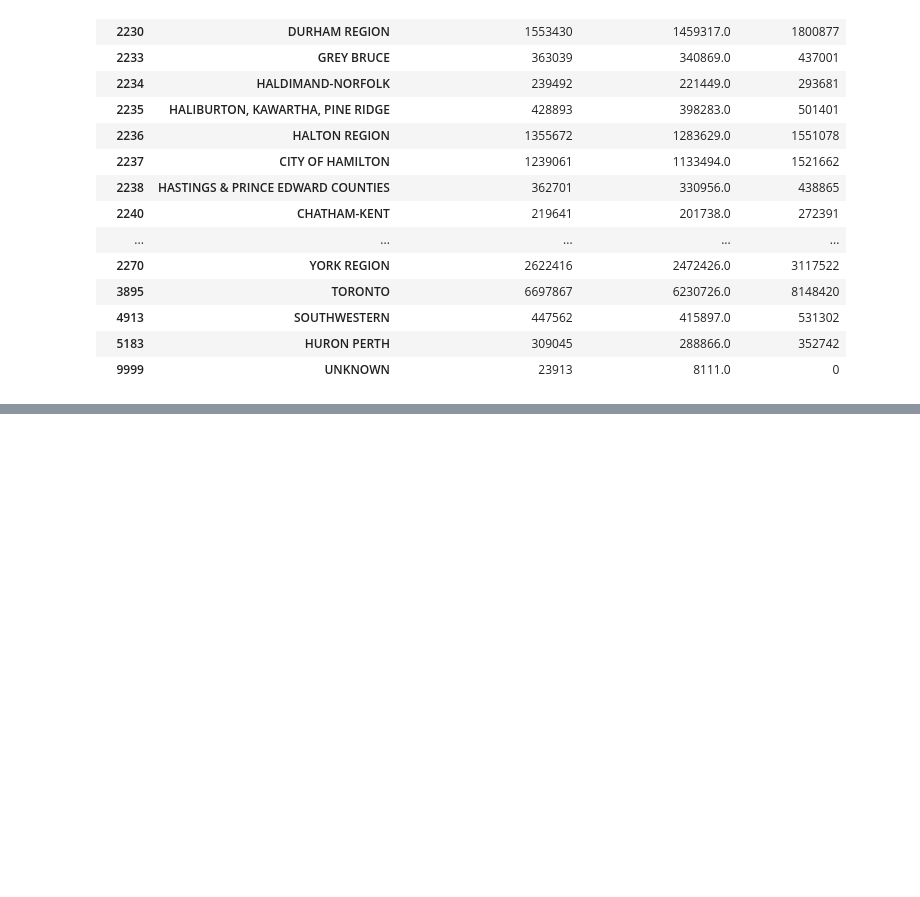
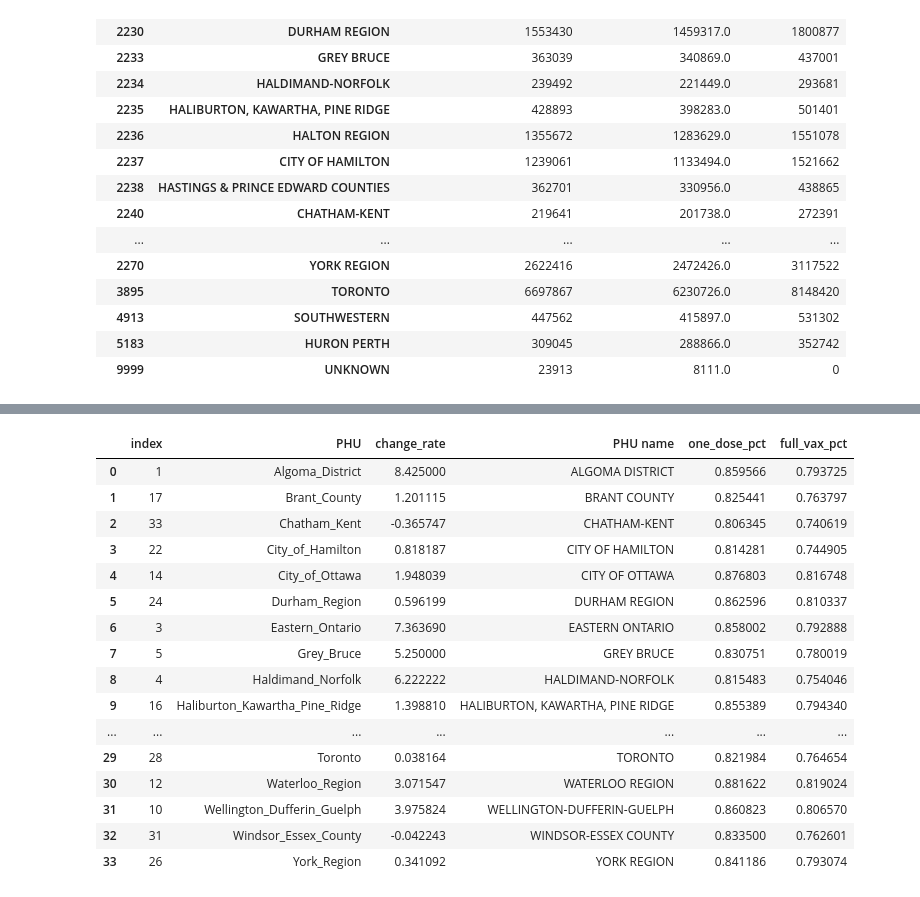
Before and after one commit to keqideng/data_analysis_portfolio_project, a Jupyter notebook: ontario_covid_analysis/ontario_covid_analysis.ipynb, the cells around one changed output, grey strips where cells are left out. Cells and saved outputs as stored; diff of their text form; code cells hidden in the pictures; blank space fills up the shorter version.

Commit message:
update ontario_covid_analysis

```diff
--- a/ontario_covid_analysis/ontario_covid_analysis.ipynb
+++ b/ontario_covid_analysis/ontario_covid_analysis.ipynb
@@ -424,0 +432,9 @@ on_vaxx_piv
+# %%
+'''
+Find Correlation between
+vaccination rate and
+covid case increasing rate:
+'''
+
+#prepare data for plotting
+on_vaxx_piv.drop(labels=0, inplace=True)
@@ -424,0 +457,25 @@ on_vaxx_piv
+# %%
+#join two tables
+phu_vax_n_chg = phu_change_rate_df.copy()
+phu_vax_n_chg['PHU name'] = on_vaxx_piv['PHU name']
+phu_vax_n_chg['one_dose_pct'] = on_vaxx_piv['one_dose_pect']
+phu_vax_n_chg['full_vax_pct'] = on_vaxx_piv['full_vaxx_pect']
+phu_vax_n_chg
+# %% [output]
+|  | index | PHU | change_rate | PHU name | one_dose_pct | full_vax_pct |
+| 0 | 1 | Algoma_District | 8.425000 | ALGOMA DISTRICT | 0.859566 | 0.793725 |
+| 1 | 17 | Brant_County | 1.201115 | BRANT COUNTY | 0.825441 | 0.763797 |
+| 2 | 33 | Chatham_Kent | -0.365747 | CHATHAM-KENT | 0.806345 | 0.740619 |
+| 3 | 22 | City_of_Hamilton | 0.818187 | CITY OF HAMILTON | 0.814281 | 0.744905 |
+| 4 | 14 | City_of_Ottawa | 1.948039 | CITY OF OTTAWA | 0.876803 | 0.816748 |
+| 5 | 24 | Durham_Region | 0.596199 | DURHAM REGION | 0.862596 | 0.810337 |
+| 6 | 3 | Eastern_Ontario | 7.363690 | EASTERN ONTARIO | 0.858002 | 0.792888 |
+| 7 | 5 | Grey_Bruce | 5.250000 | GREY BRUCE | 0.830751 | 0.780019 |
+| 8 | 4 | Haldimand_Norfolk | 6.222222 | HALDIMAND-NORFOLK | 0.815483 | 0.754046 |
+| 9 | 16 | Haliburton_Kawartha_Pine_Ridge | 1.398810 | HALIBURTON, KAWARTHA, PINE RIDGE | 0.855389 | 0.794340 |
+| ... | ... | ... | ... | ... | ... | ... |
+| 29 | 28 | Toronto | 0.038164 | TORONTO | 0.821984 | 0.764654 |
+| 30 | 12 | Waterloo_Region | 3.071547 | WATERLOO REGION | 0.881622 | 0.819024 |
+| 31 | 10 | Wellington_Dufferin_Guelph | 3.975824 | WELLINGTON-DUFFERIN-GUELPH | 0.860823 | 0.806570 |
+| 32 | 31 | Windsor_Essex_County | -0.042243 | WINDSOR-ESSEX COUNTY | 0.833500 | 0.762601 |
+| 33 | 26 | York_Region | 0.341092 | YORK REGION | 0.841186 | 0.793074 |
```
Also changed, not shown: parts of 14 cells of this notebook, 1 other file.
